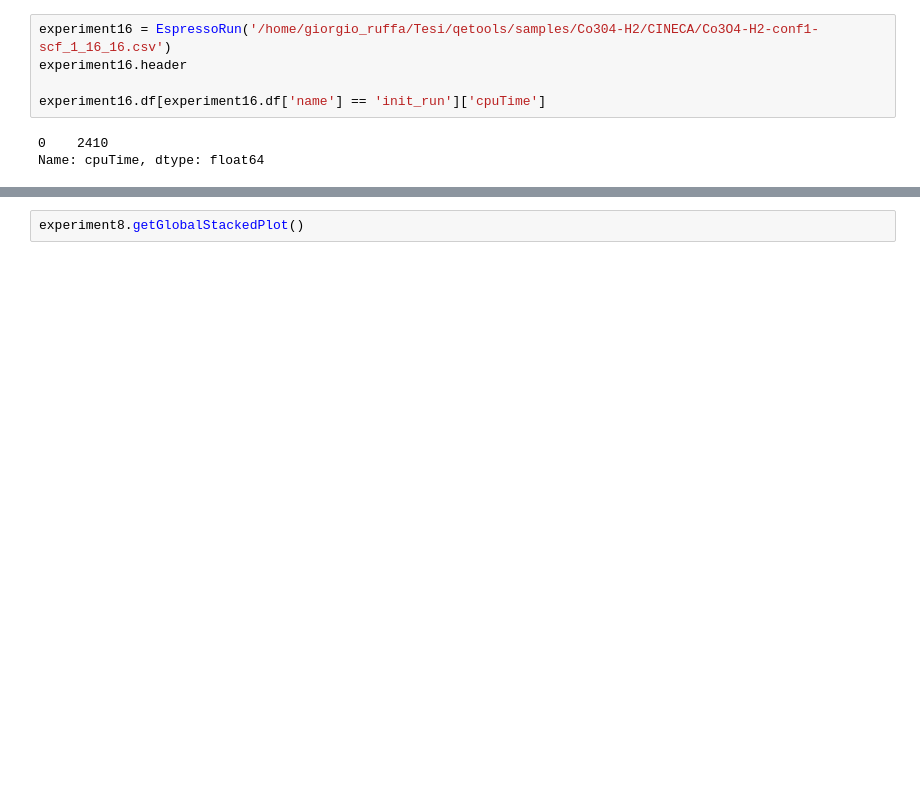
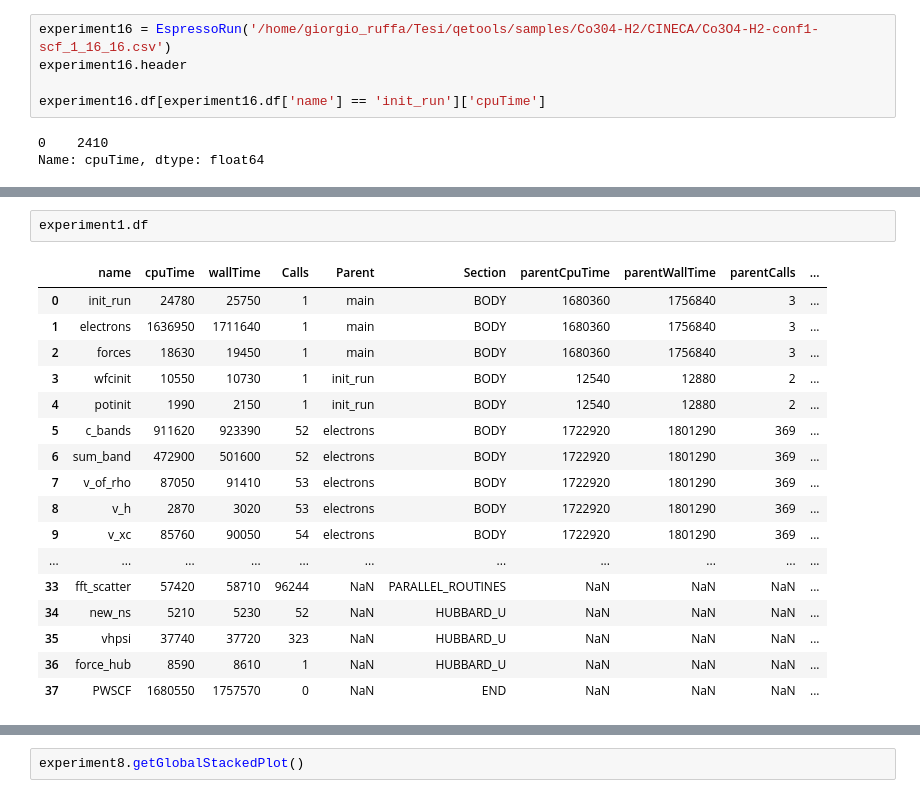
Before and after one commit to gioruffa/qetools, a Jupyter notebook: plotter.ipynb, the cells around one changed output, grey strips where cells are left out. Drawn from its saved outputs; the diff is of its cells as text; blank space fills up the shorter version.

```diff
--- a/plotter.ipynb
+++ b/plotter.ipynb
@@ -243,0 +297,20 @@ xp.plotParents()
+# %%
+experiment1.df
+# %% [output]
+|  | name | cpuTime | wallTime | Calls | Parent | Section | parentCpuTime | parentWallTime | parentCalls | ... |
+| 0 | init_run | 24780 | 25750 | 1 | main | BODY | 1680360 | 1756840 | 3 | ... |
+| 1 | electrons | 1636950 | 1711640 | 1 | main | BODY | 1680360 | 1756840 | 3 | ... |
+| 2 | forces | 18630 | 19450 | 1 | main | BODY | 1680360 | 1756840 | 3 | ... |
+| 3 | wfcinit | 10550 | 10730 | 1 | init_run | BODY | 12540 | 12880 | 2 | ... |
+| 4 | potinit | 1990 | 2150 | 1 | init_run | BODY | 12540 | 12880 | 2 | ... |
+| 5 | c_bands | 911620 | 923390 | 52 | electrons | BODY | 1722920 | 1801290 | 369 | ... |
+| 6 | sum_band | 472900 | 501600 | 52 | electrons | BODY | 1722920 | 1801290 | 369 | ... |
+| 7 | v_of_rho | 87050 | 91410 | 53 | electrons | BODY | 1722920 | 1801290 | 369 | ... |
+| 8 | v_h | 2870 | 3020 | 53 | electrons | BODY | 1722920 | 1801290 | 369 | ... |
+| 9 | v_xc | 85760 | 90050 | 54 | electrons | BODY | 1722920 | 1801290 | 369 | ... |
+| ... | ... | ... | ... | ... | ... | ... | ... | ... | ... | ... |
+| 33 | fft_scatter | 57420 | 58710 | 96244 | NaN | PARALLEL_ROUTINES | NaN | NaN | NaN | ... |
+| 34 | new_ns | 5210 | 5230 | 52 | NaN | HUBBARD_U | NaN | NaN | NaN | ... |
+| 35 | vhpsi | 37740 | 37720 | 323 | NaN | HUBBARD_U | NaN | NaN | NaN | ... |
+| 36 | force_hub | 8590 | 8610 | 1 | NaN | HUBBARD_U | NaN | NaN | NaN | ... |
+| 37 | PWSCF | 1680550 | 1757570 | 0 | NaN | END | NaN | NaN | NaN | ... |
```
Also changed, not shown: parts of 17 cells of this notebook, 1 other file.
